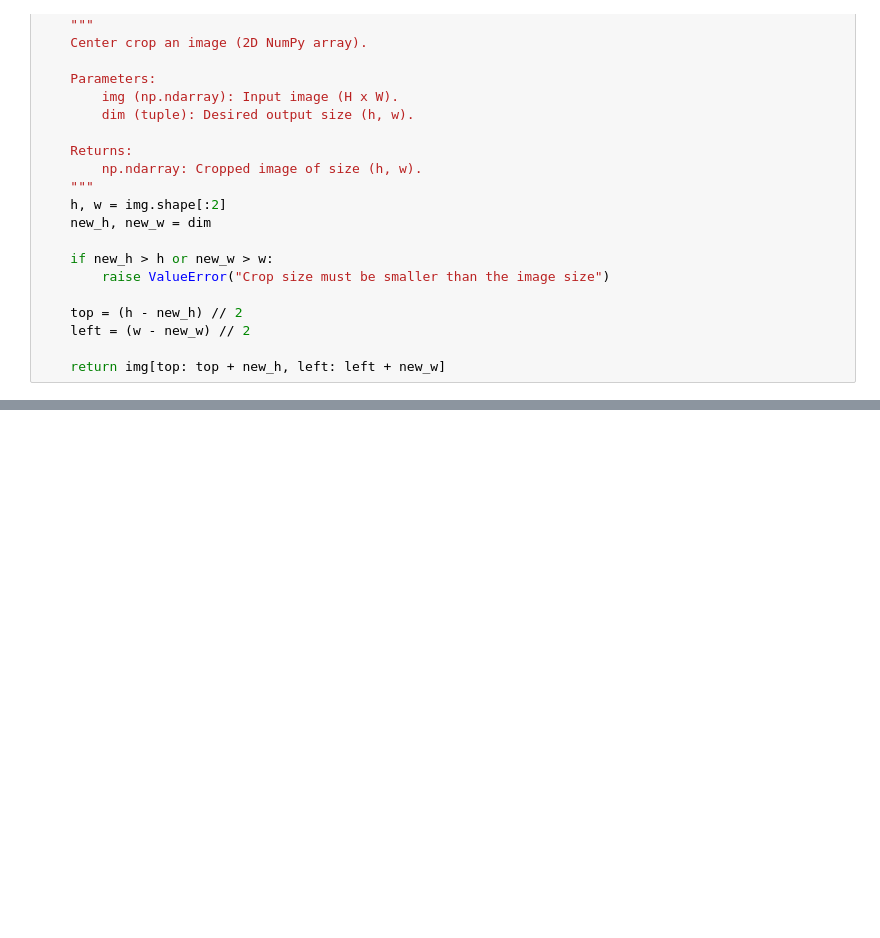
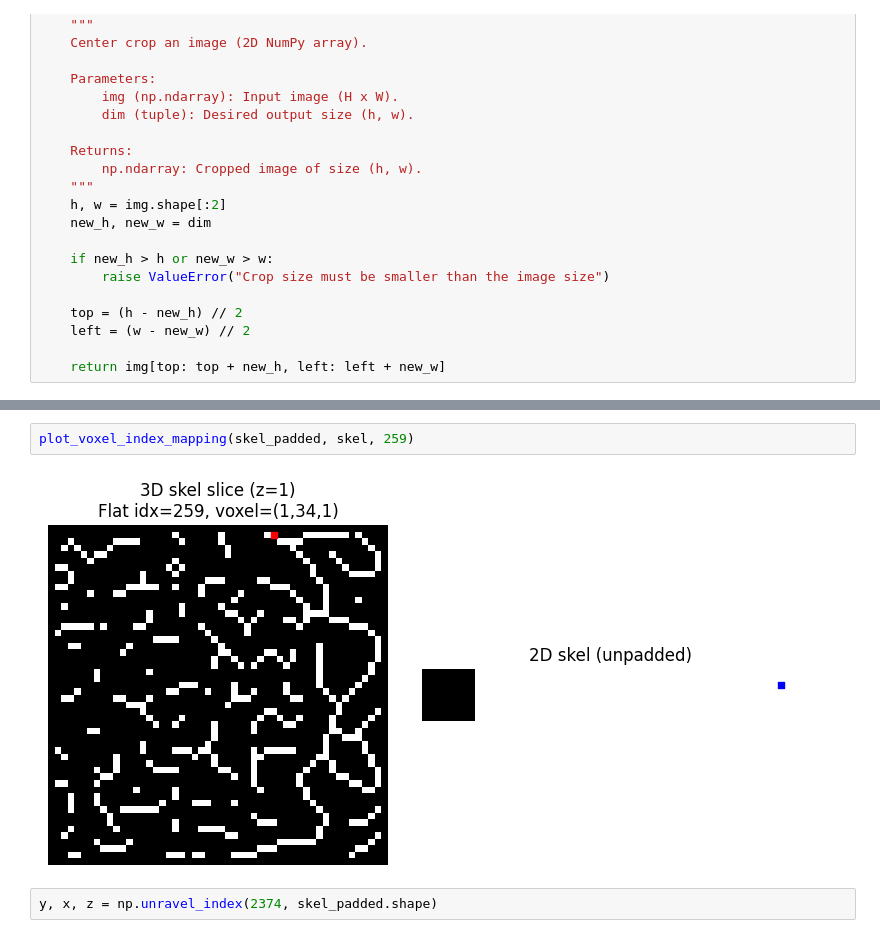
Before and after one commit to Open-Research-Tools-for-Ophthalmology/octava, a Jupyter notebook: code/Skeletonization/current_work/final.ipynb, the cells around one changed output, grey strips where cells are left out. Cells and saved outputs as stored; diff of their text form; blank space fills up the shorter version.

```diff
--- a/code/Skeletonization/current_work/final.ipynb
+++ b/code/Skeletonization/current_work/final.ipynb
@@ -195,0 +316,6 @@ Link(
+# %%
+plot_voxel_index_mapping(skel_padded, skel, 259)
+# %% [output]
+[figure, added]
+# %%
+y, x, z = np.unravel_index(2374, skel_padded.shape)
```
Also changed, not shown: parts of 13 cells of this notebook, 3 other files.
